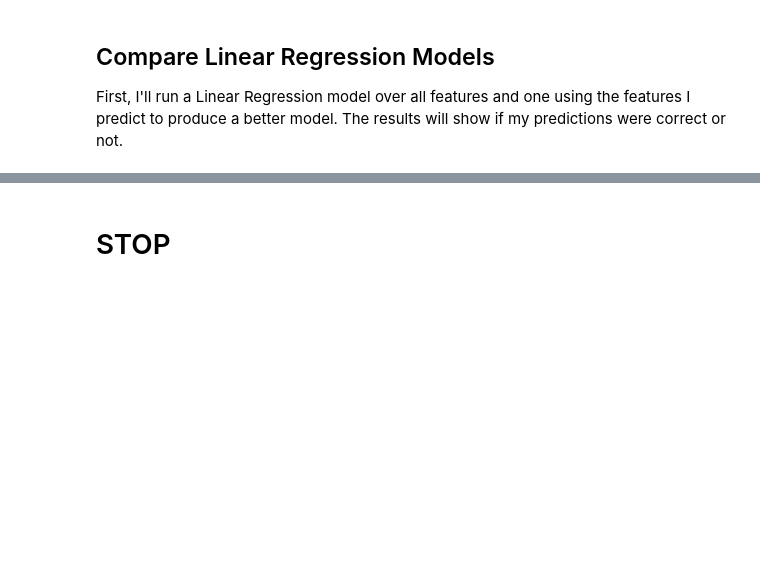
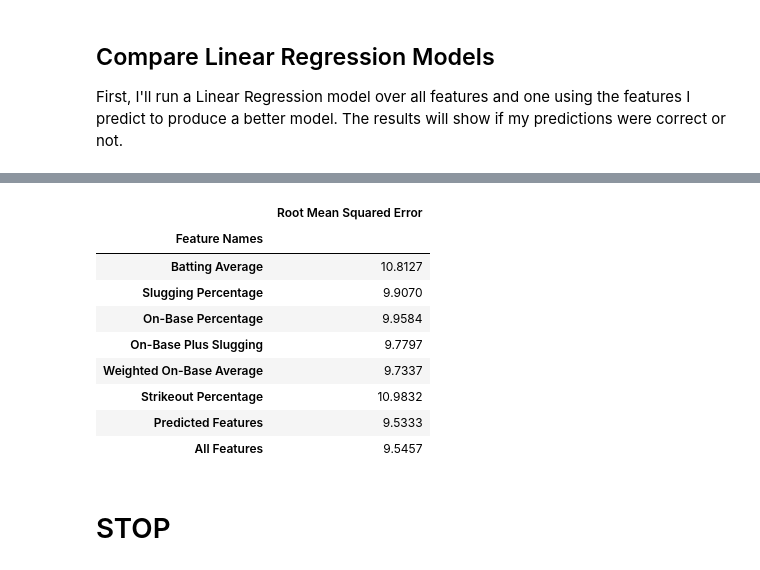
Before and after one commit to lawewers/Springboard-Capstone-MLB-W-vs.-L, a Jupyter notebook: CapstoneProject.ipynb, the cells around one changed output, grey strips where cells are left out. Saved outputs shown, nothing was run; the diff lists cells and outputs as text; code cells hidden in the pictures; blank space fills up the shorter version.

```diff
--- a/CapstoneProject.ipynb
+++ b/CapstoneProject.ipynb
@@ -389,3 +348,52 @@ RMSE 1.12912652768e-14
+# %%
+avg = pd.DataFrame(calc.bat_avg)
+slg = pd.DataFrame(calc.slg)
+obp = pd.DataFrame(calc.obp)
+ops = pd.DataFrame(calc.ops)
+woba = pd.DataFrame(calc.woba)
+kperc = pd.DataFrame(calc.kperc)
+pred_feat = pd.DataFrame(list(zip(calc.ops, calc.slg, calc.obp, calc.bat_avg, calc.woba)))
+
+all_feat_calc_LR = LR(calc, wins)
+avg_LR = LR(avg, wins)
+slg_LR = LR(slg, wins)
+obp_LR = LR(obp, wins)
+ops_LR = LR(ops, wins)
+woba_LR = LR(woba, wins)
+kperc_LR = LR(kperc, wins)
+pred_feat_calc_LR = LR(pred_feat, wins)
+
+feat_names = ['Batting Average',
+             'Slugging Percentage',
+             'On-Base Percentage',
+             'On-Base Plus Slugging',
+             'Weighted On-Base Average',
+             'Strikeout Percentage',
+             'Predicted Features',
+             'All Features']
+feat_rmse = [avg_LR,
+            slg_LR,
+            obp_LR,
+            ops_LR,
+            woba_LR,
+            kperc_LR,
+            pred_feat_calc_LR,
+            all_feat_calc_LR]
+table = pd.DataFrame(list(zip(feat_names, feat_rmse)))
+table.columns = ['Feature Names', 'Root Mean Squared Error']
+table.set_index('Feature Names', inplace = True)
+table
+# %% [output]
+|  | Root Mean Squared Error |
+| Feature Names |  |
+| Batting Average | 10.8127 |
+| Slugging Percentage | 9.9070 |
+| On-Base Percentage | 9.9584 |
+| On-Base Plus Slugging | 9.7797 |
+| Weighted On-Base Average | 9.7337 |
+| Strikeout Percentage | 10.9832 |
+| Predicted Features | 9.5333 |
+| All Features | 9.5457 |
 # %% [markdown]
 # STOP
 # %% [markdown]
```
Also changed, not shown: parts of 14 cells of this notebook.
